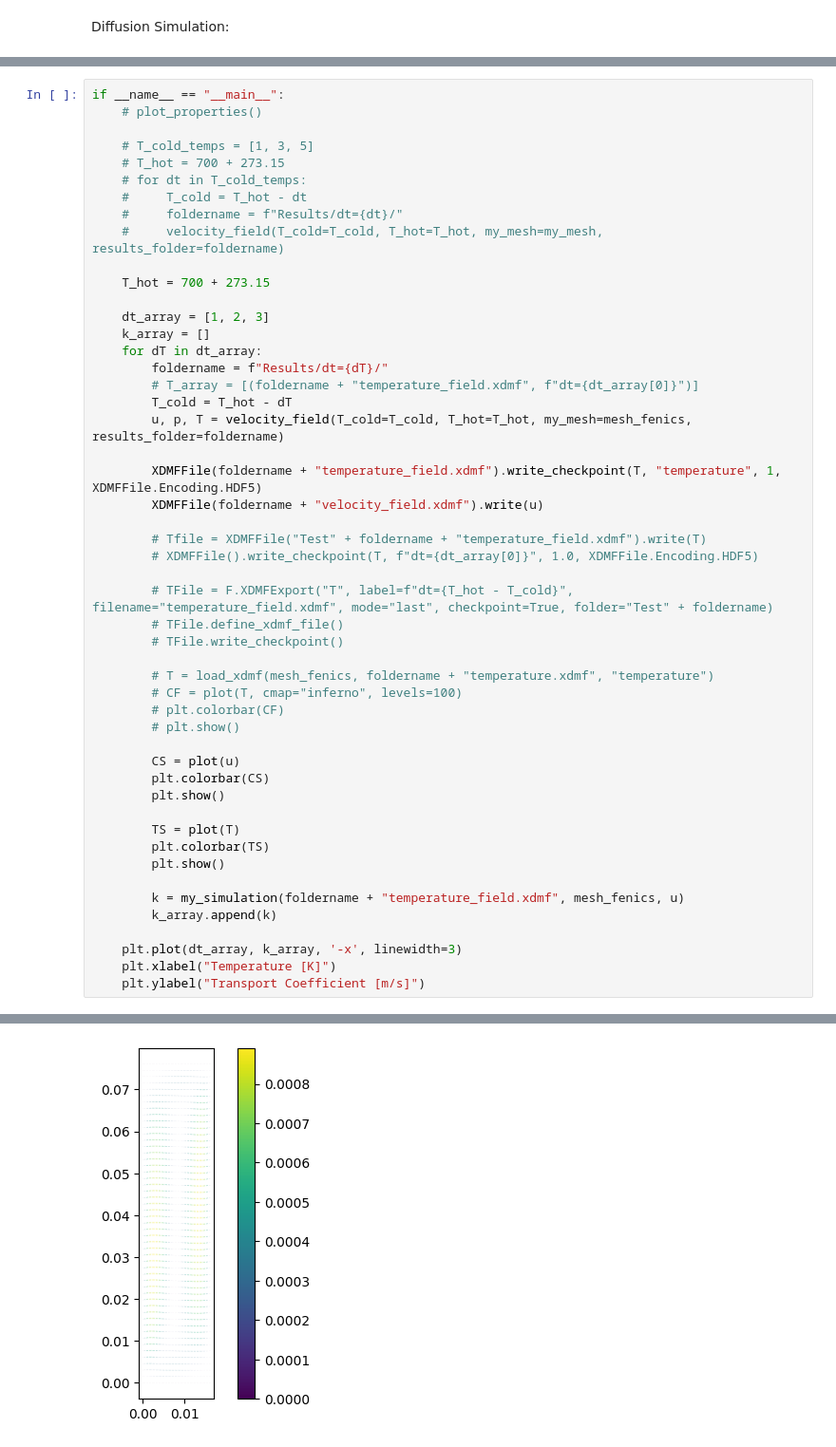
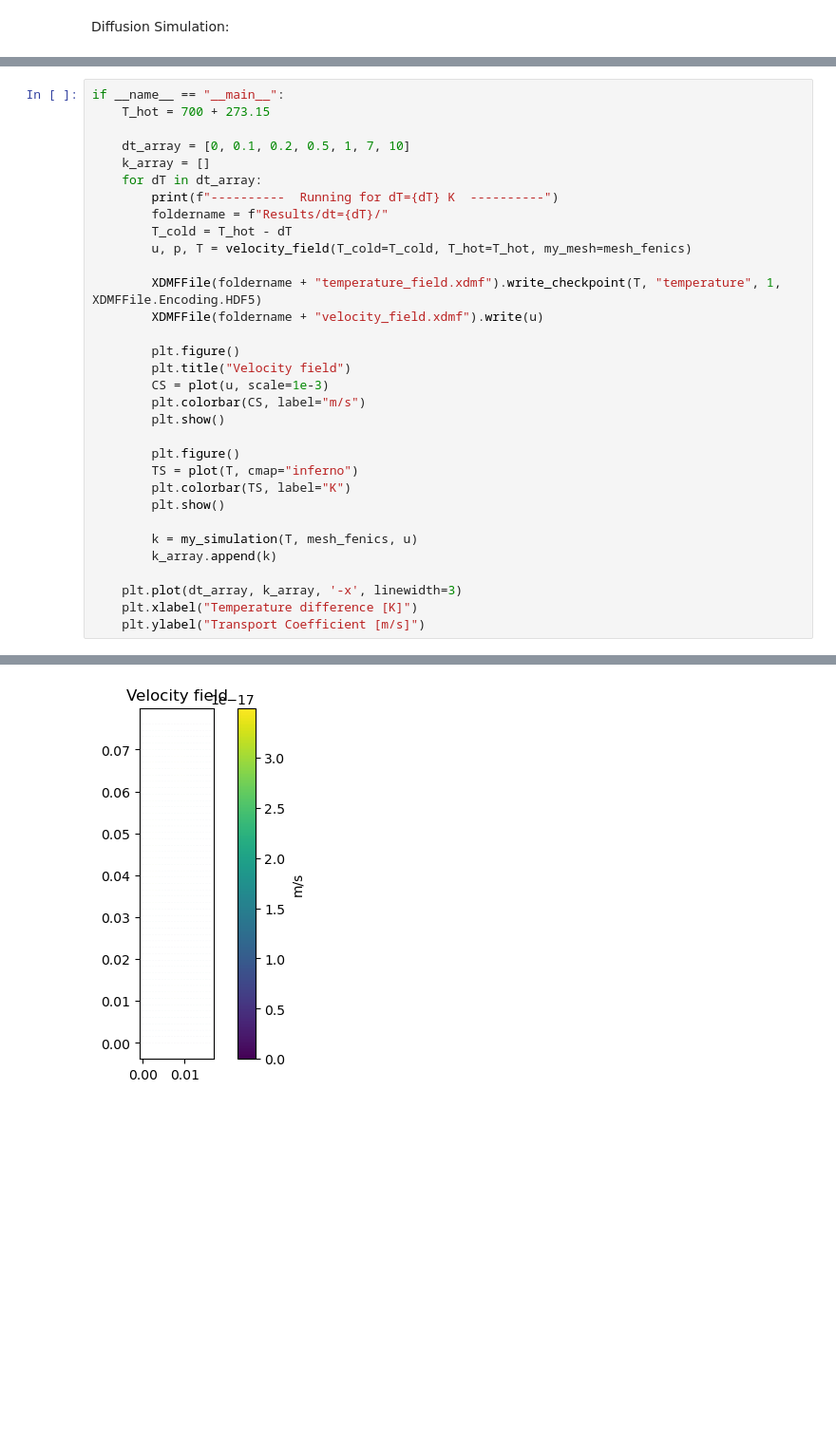
Before and after one commit to WeaverC20/LIBRADiff, a Jupyter notebook: BABY_2D_Simulation.ipynb, the cells around one changed output, grey strips where cells are left out. Shown at 95% size. Drawn from its saved outputs; the diff is of its cells as text; blank space fills up the shorter version.

```diff
--- a/BABY_2D_Simulation.ipynb
+++ b/BABY_2D_Simulation.ipynb
@@ -304,52 +303,34 @@ def my_simulation(temperature_file, mesh_fenics, velocity):
     return k
 # %%
 if __name__ == "__main__":
-    # plot_properties()
-
-    # T_cold_temps = [1, 3, 5]
-    # T_hot = 700 + 273.15
-    # for dt in T_cold_temps:
-    #     T_cold = T_hot - dt
-    #     foldername = f"Results/dt={dt}/"
-    #     velocity_field(T_cold=T_cold, T_hot=T_hot, my_mesh=my_mesh,  results_folder=foldername)
-
     T_hot = 700 + 273.15
 
-    dt_array = [1, 2, 3]
+    dt_array = [0, 0.1, 0.2, 0.5, 1, 7, 10]
     k_array = []
     for dT in dt_array:
+        print(f"----------  Running for dT={dT} K  ----------")
         foldername = f"Results/dt={dT}/"
-        # T_array = [(foldername + "temperature_field.xdmf", f"dt={dt_array[0]}")]
         T_cold = T_hot - dT
-        u, p, T = velocity_field(T_cold=T_cold, T_hot=T_hot, my_mesh=mesh_fenics, results_folder=foldername)
+        u, p, T = velocity_field(T_cold=T_cold, T_hot=T_hot, my_mesh=mesh_fenics)
 
         XDMFFile(foldername + "temperature_field.xdmf").write_checkpoint(T, "temperature", 1, XDMFFile.Encoding.HDF5)
         XDMFFile(foldername + "velocity_field.xdmf").write(u)
 
-        # Tfile = XDMFFile("Test" + foldername + "temperature_field.xdmf").write(T)
-        # XDMFFile().write_checkpoint(T, f"dt={dt_array[0]}", 1.0, XDMFFile.Encoding.HDF5)
-
-        # TFile = F.XDMFExport("T", label=f"dt={T_hot - T_cold}", filename="temperature_field.xdmf", mode="last", checkpoint=True, folder="Test" + foldername)
-        # TFile.define_xdmf_file()
-        # TFile.write_checkpoint()
-
-        # T = load_xdmf(mesh_fenics, foldername + "temperature.xdmf", "temperature")
-        # CF = plot(T, cmap="inferno", levels=100)
-        # plt.colorbar(CF)
-        # plt.show()
-
-        CS = plot(u)
-        plt.colorbar(CS)
+        plt.figure()
+        plt.title("Velocity field")
+        CS = plot(u, scale=1e-3)
+        plt.colorbar(CS, label="m/s")
         plt.show()
 
-        TS = plot(T)
-        plt.colorbar(TS)
+        plt.figure()
+        TS = plot(T, cmap="inferno")
+        plt.colorbar(TS, label="K")
         plt.show()
 
-        k = my_simulation(foldername + "temperature_field.xdmf", mesh_fenics, u)
+        k = my_simulation(T, mesh_fenics, u)
         k_array.append(k)
 
     plt.plot(dt_array, k_array, '-x', linewidth=3)
-    plt.xlabel("Temperature [K]")
+    plt.xlabel("Temperature difference [K]")
     plt.ylabel("Transport Coefficient [m/s]")
 # %% [output]
@@ -356,5 +338,5 @@ if __name__ == "__main__":
 Running for factor=1.0e-03
 Running for factor=1.0e-02
 Running for factor=1.0e-01
 Running for factor=1.0e+00
-[figure, old version]
+[figure, new version]
```
Also changed, not shown: parts of 4 cells of this notebook.
